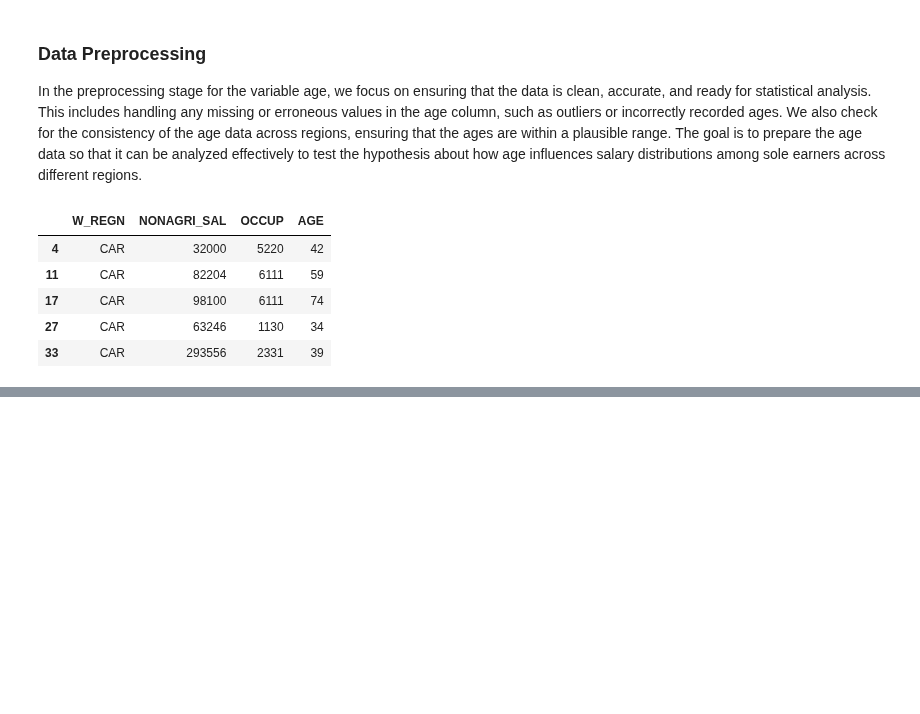
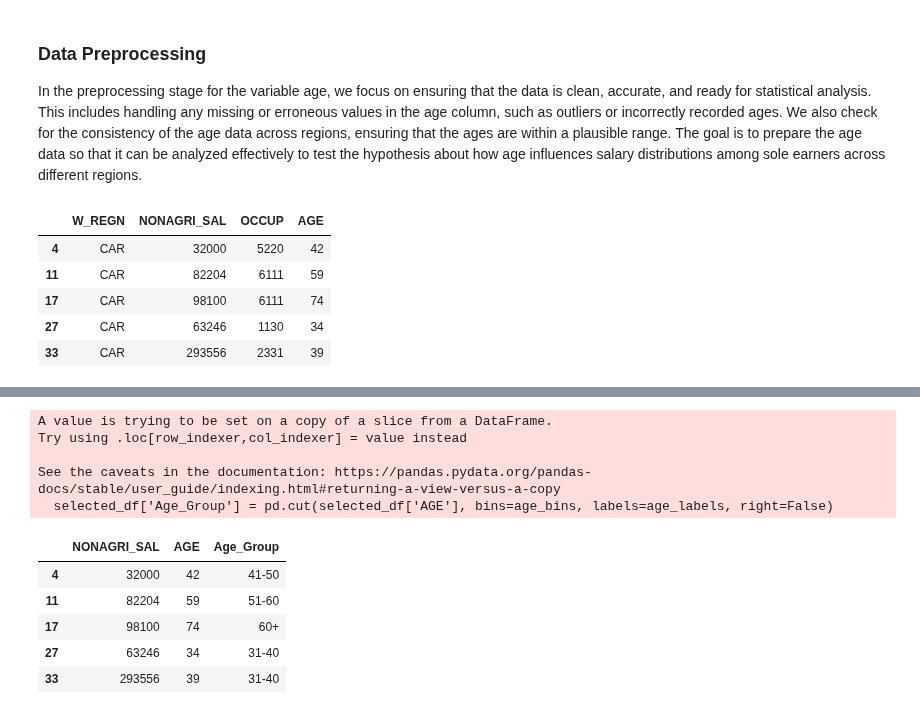
Before and after one commit to chiwasushuba/CSMODEL-Project, a Jupyter notebook: [Phase 2].ipynb, the cells around one changed output, grey strips where cells are left out. Saved outputs shown, nothing was run; the diff lists cells and outputs as text; code cells hidden in the pictures; blank space fills up the shorter version.

```diff
--- a/[Phase 2].ipynb
+++ b/[Phase 2].ipynb
@@ -1303,0 +1346,18 @@ selected_df.head()
+# %%
+age_bins = [18, 30, 40, 50, 60, 100]  # Example bins
+age_labels = ['18-30', '31-40', '41-50', '51-60', '60+']
+
+selected_df['Age_Group'] = pd.cut(selected_df['AGE'], bins=age_bins, labels=age_labels, right=False)
+selected_df.head()
+# %% [output]
+A value is trying to be set on a copy of a slice from a DataFrame.
+Try using .loc[row_indexer,col_indexer] = value instead
+
+See the caveats in the documentation: https://pandas.pydata.org/pandas-docs/stable/user_guide/indexing.html#returning-a-view-versus-a-copy
+  selected_df['Age_Group'] = pd.cut(selected_df['AGE'], bins=age_bins, labels=age_labels, right=False)
+|  | NONAGRI_SAL | AGE | Age_Group |
+| 4 | 32000 | 42 | 41-50 |
+| 11 | 82204 | 59 | 51-60 |
+| 17 | 98100 | 74 | 60+ |
+| 27 | 63246 | 34 | 31-40 |
+| 33 | 293556 | 39 | 31-40 |
```
Also changed, not shown: parts of 12 cells of this notebook.
